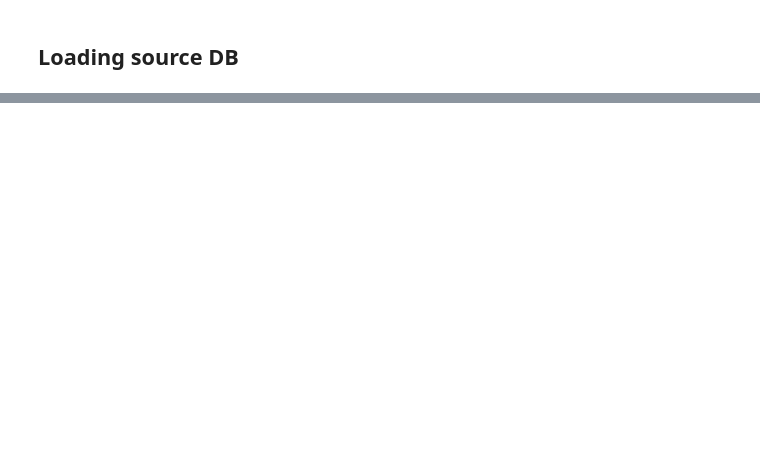
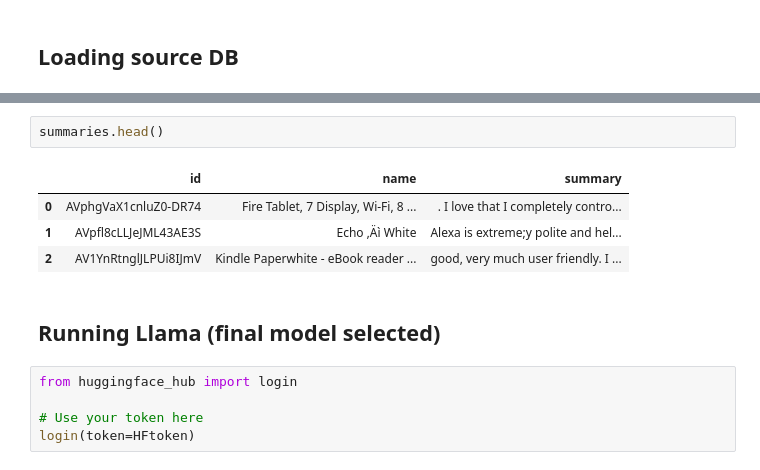
Before and after one commit to Aurlamb/Project-Review-Aggregator, a Jupyter notebook: Summarizer_main.ipynb, the cells around one changed output, grey strips where cells are left out. Cells and saved outputs as stored; diff of their text form; blank space fills up the shorter version.

```diff
--- a/Summarizer_main.ipynb
+++ b/Summarizer_main.ipynb
@@ -61,0 +286,14 @@ NameError: name 'Path' is not defined
+# %%
+summaries.head()
+# %% [output]
+|  | id | name | summary |
+| 0 | AVphgVaX1cnluZ0-DR74 | Fire Tablet, 7 Display, Wi-Fi, 8 ... | . I love that I completely contro... |
+| 1 | AVpfl8cLLJeJML43AE3S | Echo ‚Äì White | Alexa is extreme;y polite and hel... |
+| 2 | AV1YnRtnglJLPUi8IJmV | Kindle Paperwhite - eBook reader ... | good, very much user friendly. I ... |
+# %% [markdown]
+## Running Llama (final model selected)
+# %%
+from huggingface_hub import login
+
+# Use your token here
+login(token=HFtoken)
```
Also changed, not shown: parts of 22 cells of this notebook.
